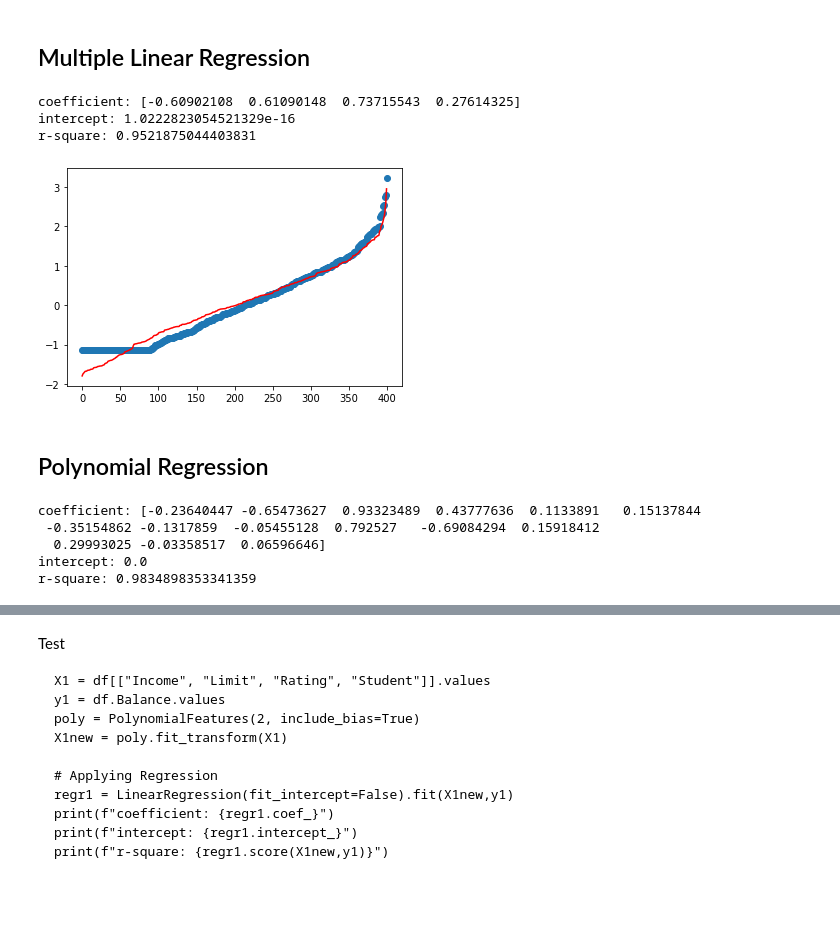
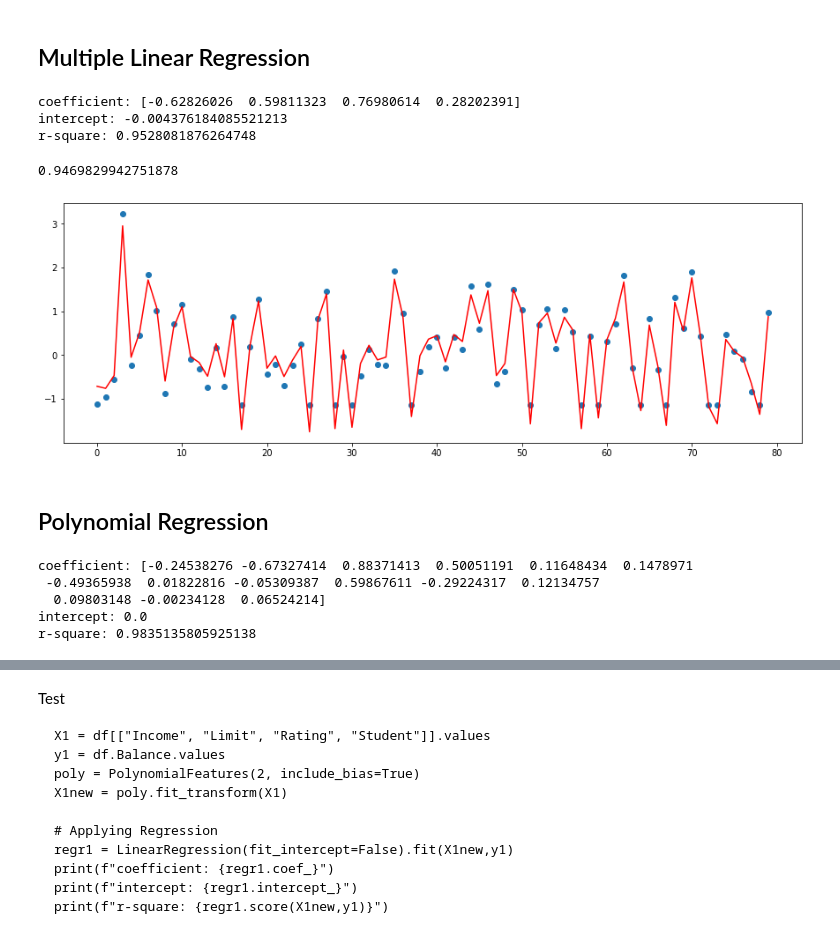
Before and after one commit to adunoluwa1/Data-Science, a Jupyter notebook: Credit.ipynb, the cells around one changed output, grey strips where cells are left out. Saved outputs shown, nothing was run; the diff lists cells and outputs as text; code cells hidden in the pictures; blank space fills up the shorter version.

```diff
--- a/Credit.ipynb
+++ b/Credit.ipynb
@@ -283,8 +285,10 @@ for i in range(len(ds.columns[:-1])):
+# %%
+X = ds[["Income", "Limit", "Rating", "Student"]].values[:int(0.8*len(ds)),:]
+Xtest = ds[["Income", "Limit", "Rating", "Student"]].values[int(0.8*len(ds)):,:]
+y = ds["Balance"].values[:int(0.8*len(ds))]
+ytest = ds["Balance"].values[int(0.8*len(ds)):]
 # %% [markdown]
 ## Multiple Linear Regression
-# %%
-X = ds[["Income", "Limit", "Rating", "Student"]].values
-y = ds["Balance"]
 # %%
 from sklearn.linear_model import LinearRegression
 regr = LinearRegression().fit(X,y)
@@ -292,16 +296,19 @@ print(f"coefficient: {regr.coef_}")
 print(f"intercept: {regr.intercept_}")
 print(f"r-square: {regr.score(X,y)}")
 # %% [output]
-coefficient: [-0.60902108  0.61090148  0.73715543  0.27614325]
-intercept: 1.0222823054521329e-16
-r-square: 0.9521875044403831
+coefficient: [-0.62826026  0.59811323  0.76980614  0.28202391]
+intercept: -0.004376184085521213
+r-square: 0.9528081876264748
-# %%
-X_ = ds[["Income", "Limit", "Rating", "Student"]].values
-ypred = regr.predict(X_)
-plt.plot(sorted(y),'o',sorted(ypred),'-r')
-plt.show()
-# %% [output]
-[figure, removed]
+# %%
+ypred = regr.predict(Xtest)
+from sklearn.metrics import r2_score
+print(r2_score(ytest,ypred))
+plt.figure(figsize=[15,5])
+plt.plot(ytest,'o',ypred,'r')
+plt.show()
+# %% [output]
+0.9469829942751878
+[figure, added]
 # %% [markdown]
 ## Polynomial Regression
 # %%
@@ -316,8 +323,8 @@ print(f"coefficient: {regr.coef_}")
 print(f"intercept: {regr.intercept_}")
 print(f"r-square: {regr.score(Xnew,y)}")
 # %% [output]
-coefficient: [-0.23640447 -0.65473627  0.93323489  0.43777636  0.1133891   0.15137844
- -0.35154862 -0.1317859  -0.05455128  0.792527   -0.69084294  0.15918412
-  0.29993025 -0.03358517  0.06596646]
+coefficient: [-0.24538276 -0.67327414  0.88371413  0.50051191  0.11648434  0.1478971
+ -0.49365938  0.01822816 -0.05309387  0.59867611 -0.29224317  0.12134757
+  0.09803148 -0.00234128  0.06524214]
 intercept: 0.0
-r-square: 0.9834898353341359
+r-square: 0.9835135805925138
```
Also changed, not shown: parts of 2 cells of this notebook, 1 other file.
